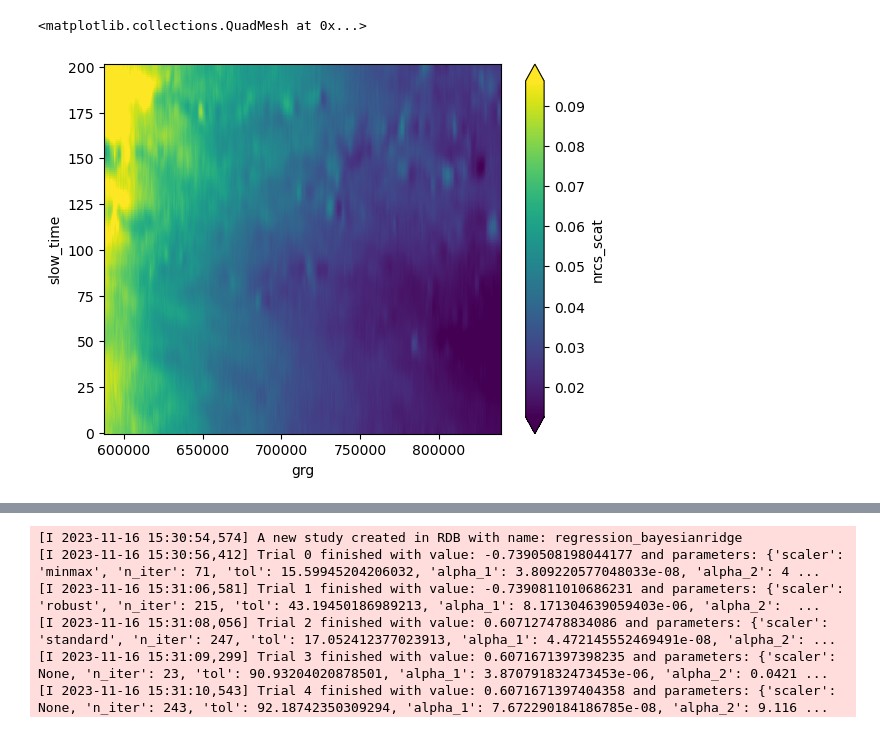
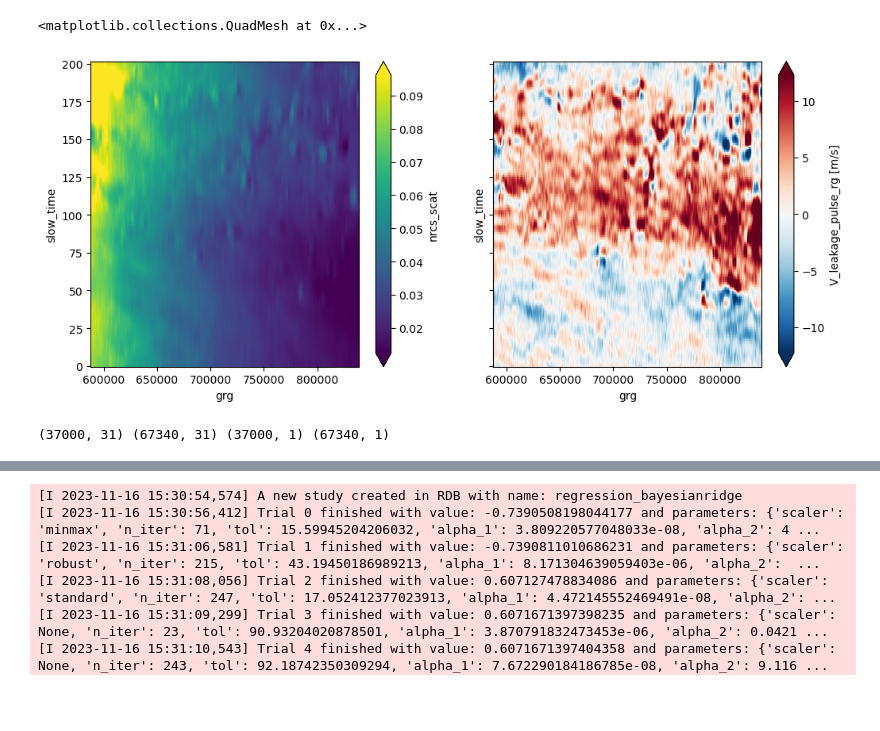
Before and after one commit to owenodriscoll/DopSCA_leakage, a Jupyter notebook: Sentinel1_analyses/ML_analysis_scatt.ipynb, the cells around one changed output, grey strips where cells are left out. Drawn from its saved outputs; the diff is of its cells as text; code cells hidden in the pictures; blank space fills up the shorter version.

```diff
--- a/Sentinel1_analyses/ML_analysis_scatt.ipynb
+++ b/Sentinel1_analyses/ML_analysis_scatt.ipynb
@@ -11,10 +14,13 @@ from AutoML import AutomatedRegression
 # %%
 data = xr.open_dataset('scatt4ML.nc')
 data = data.dropna(dim= 'slow_time', how = 'all').dropna(dim='grg', how='any')
-data.nrcs_scat.T.plot(robust=True)
+
+fig, axes = plt.subplots(1, 2, figsize=(12, 5), sharex=True, sharey=True)
+data.nrcs_scat.T.plot(robust=True, ax = axes[0])
+data.V_leakage_pulse_rg.T.plot(robust=True, ax = axes[1])
 # %% [output]
 <matplotlib.collections.QuadMesh at 0x...>
-[figure, old version]
+[figure, new version]
 # %%
 n = 15
 X = xr.concat([data.nrcs_scat.isel(slow_time=slice(i-n, 1+i+n)) for i in range(n, len(data.nrcs_scat['slow_time'])-n)], dim='placeholder').values.reshape(-1, 2*n+1)
@@ -29,4 +35,25 @@ ML = AutomatedRegression(
 )
+# %%
+X_t = xr.concat([data.nrcs_scat.isel(slow_time=slice(i-n, 1+i+n)) for i in range(n, len(data.nrcs_scat['slow_time'])-n)], dim='placeholder')
+y_t = xr.concat([data.V_leakage_pulse_rg.isel(slow_time=i) for i in range(n, len(data.V_leakage_pulse_rg['slow_time'])-n)], dim='placeholder')
+
+N = 50
+test = (0, N);
+train = (N + 2*n+1, X_t['placeholder'].shape[0])
+
+X_test = pd.DataFrame(X_t.isel(placeholder=range(*test)).values.reshape(-1, 2*n+1))
+X_train = pd.DataFrame(X_t.isel(placeholder=range(*train)).values.reshape(-1, 2*n+1))
+y_test = pd.DataFrame(y_t.isel(placeholder=range(*test)).values.reshape(-1))
+y_train = pd.DataFrame(y_t.isel(placeholder=range(*train)).values.reshape(-1))
+
+print(X_test.shape, X_train.shape, y_test.shape, y_train.shape )
+
+ML.X_test = X_test
+ML.X_train = X_train
+ML.y_test = y_test
+ML.y_train = y_train
+# %% [output]
+(37000, 31) (67340, 31) (37000, 1) (67340, 1)
 # %%
 
 # hideous warning catcher
```
Also changed, not shown: parts of 7 cells of this notebook.
